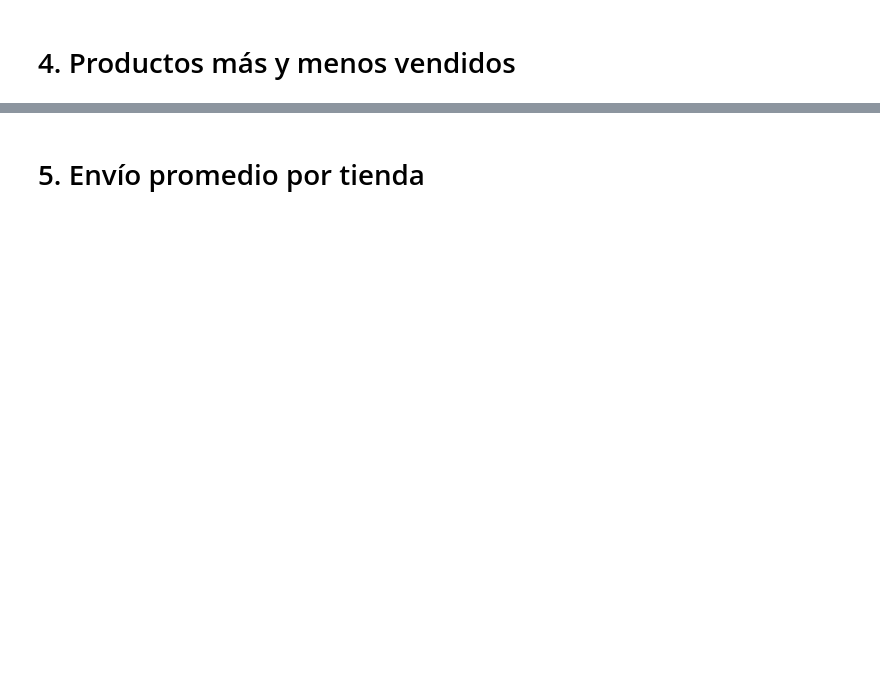
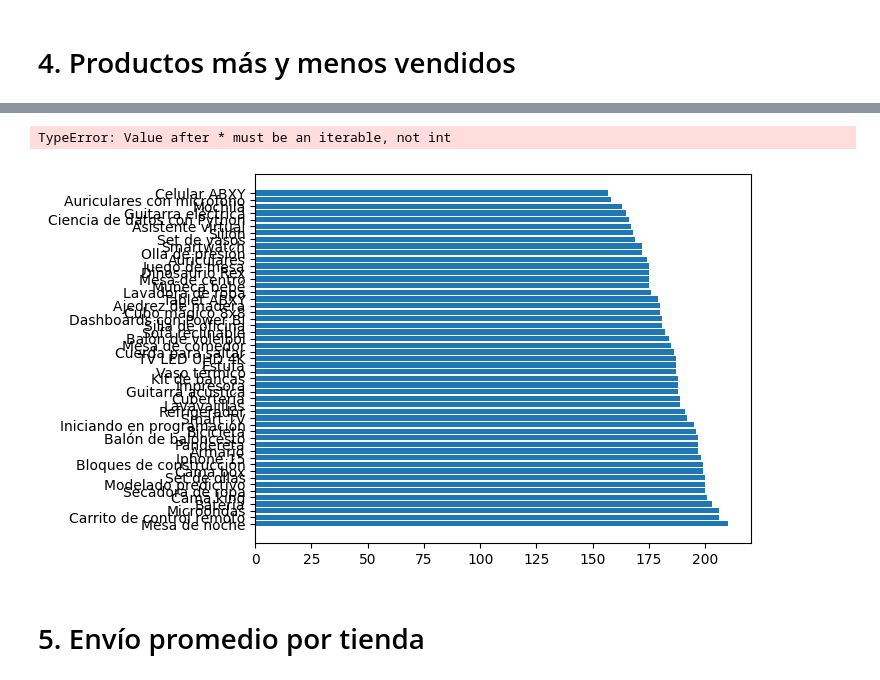
Before and after one commit to JairoCJN/Store-Analysis, a Jupyter notebook: challenge1-data-science-latam/AluraStoreLatam.ipynb, the cells around one changed output, grey strips where cells are left out. Cells and saved outputs as stored; diff of their text form; code cells hidden in the pictures; blank space fills up the shorter version.

```diff
--- a/challenge1-data-science-latam/AluraStoreLatam.ipynb
+++ b/challenge1-data-science-latam/AluraStoreLatam.ipynb
@@ -86,0 +282,3 @@ NameError: name 'tiendas' is not defined
+# %%
+df_productos = tiendas["Producto"].value_counts().rename("Frecuencia")
+df_productos
@@ -87,2 +305,9 @@ NameError: name 'tiendas' is not defined
+# %%
+plt.barh(df_productos.index,df_productos.values)
+plt.figure(10,6)
+plt.show()
+# %% [output]
+TypeError: Value after * must be an iterable, not int
+[figure, added]
 # %% [markdown]
 # 5. Envío promedio por tienda
```
Also changed, not shown: parts of 13 cells of this notebook.
